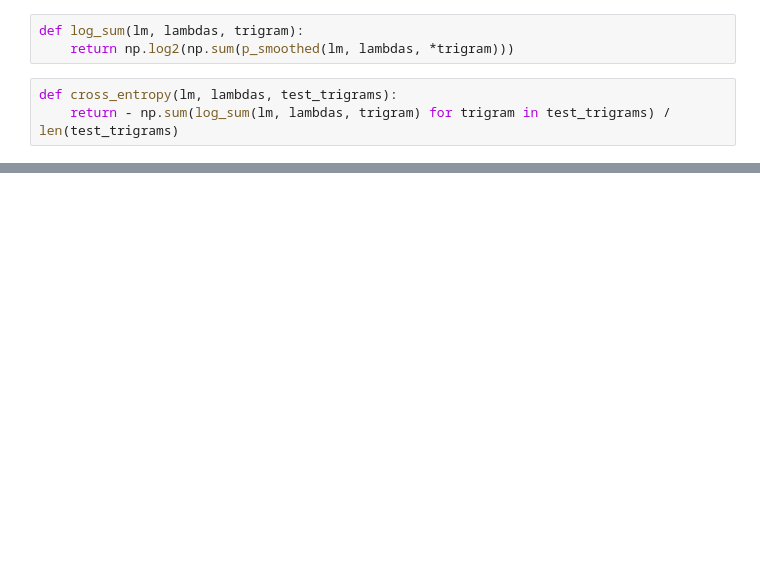
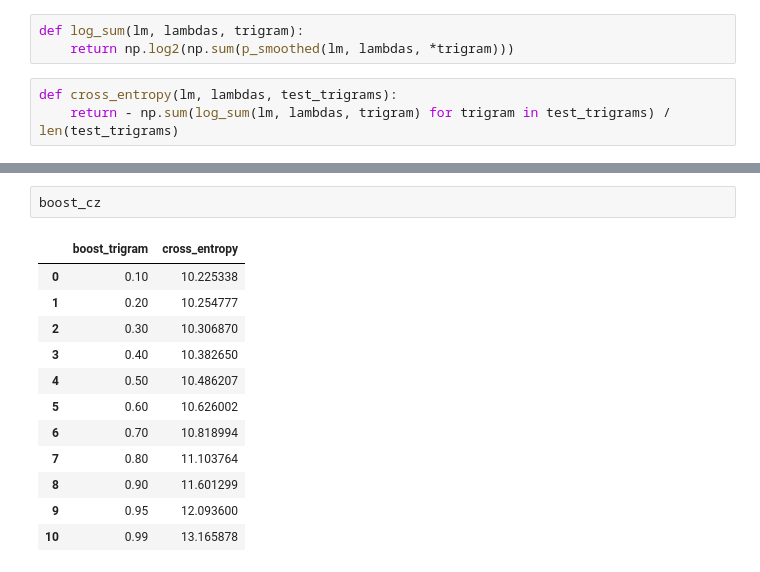
Before and after one commit to Hyperparticle/lct-master, a Jupyter notebook: charles-university/statistical-nlp/assignment-1/nlp-assignment-1.ipynb, the cells around one changed output, grey strips where cells are left out. Saved outputs shown, nothing was run; the diff lists cells and outputs as text; blank space fills up the shorter version.

```diff
--- a/charles-university/statistical-nlp/assignment-1/nlp-assignment-1.ipynb
+++ b/charles-university/statistical-nlp/assignment-1/nlp-assignment-1.ipynb
@@ -479,0 +583,15 @@ cross_entropy(lm_en, np.array([0, 0, 0, 1]), LanguageModel(en.train).trigrams)
+# %%
+boost_cz
+# %% [output]
+|  | boost_trigram | cross_entropy |
+| 0 | 0.10 | 10.225338 |
+| 1 | 0.20 | 10.254777 |
+| 2 | 0.30 | 10.306870 |
+| 3 | 0.40 | 10.382650 |
+| 4 | 0.50 | 10.486207 |
+| 5 | 0.60 | 10.626002 |
+| 6 | 0.70 | 10.818994 |
+| 7 | 0.80 | 11.103764 |
+| 8 | 0.90 | 11.601299 |
+| 9 | 0.95 | 12.093600 |
+| 10 | 0.99 | 13.165878 |
```
Also changed, not shown: parts of 29 cells of this notebook.
